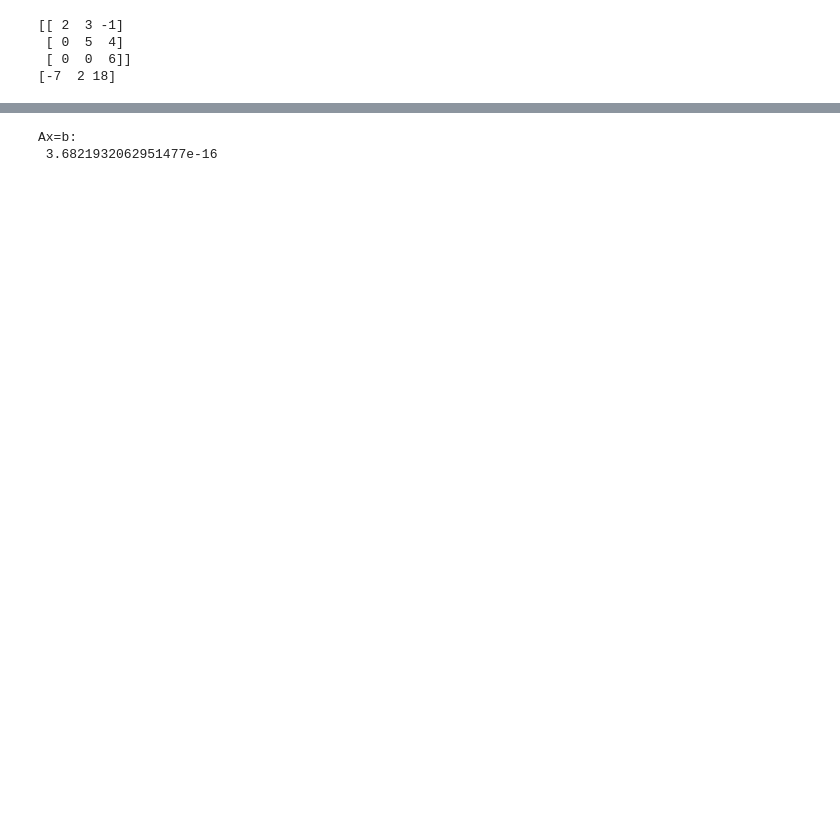
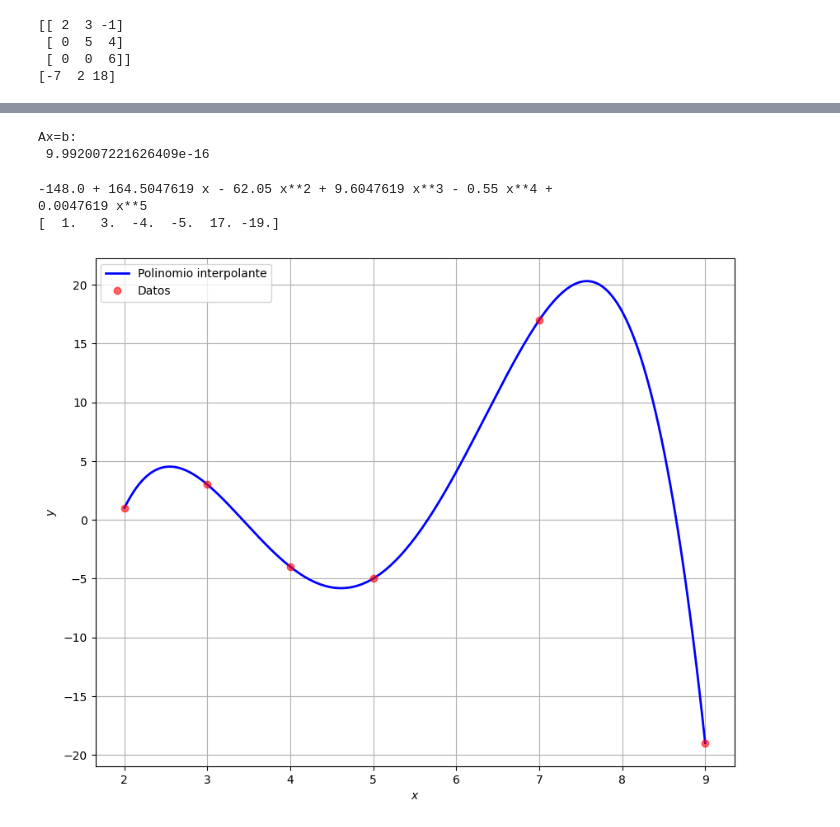
Before and after one commit to AsdProof/Prueba-1, a Jupyter notebook: PROOF18_10.ipynb, the cells around one changed output, grey strips where cells are left out. Saved outputs shown, nothing was run; the diff lists cells and outputs as text; code cells hidden in the pictures; blank space fills up the shorter version.

Commit message:
Actualizando codigo de Lagrange

```diff
--- a/PROOF18_10.ipynb
+++ b/PROOF18_10.ipynb
@@ -195,13 +195,54 @@ def SolvByLU(A,b):
     X = sustRegresiva(U,Y)
     return X
 # %%
-n = 4
+n = 5
 A = np.random.rand(n,n)
 b = np.random.rand(n,1)
 
 x = SolvByLU(A,b)
 
-print("Ax=b:\n", np.linalg.norm(A@x-b))
+print("Ax=b:\n", np.linalg.norm(A@x-b,1))
 # %% [output]
 Ax=b:
- 3.6821932062951477e-16
+ 9.992007221626409e-16
+# %%
+import numpy.polynomial as P
+def interpLagrange(cx,cy):
+    n=len(cx)
+    p=P.Polynomial([0])
+    for i in range(n):
+        mascara=np.ones(n,dtype=bool)
+        mascara[i]=False
+        raices=cx[mascara]
+        Laux=P.Polynomial.fromroots(raices)
+        p=p+cy[i]*Laux/Laux(cx[i])
+    return p
+# %%
+import matplotlib.pyplot as plt
+'''Interpolación'''
+x=np.array([2,3,4,5,7,9])
+y=np.array([1,3,-4,-5,17,-19])
+pol=interpLagrange(x,y)
+
+print(pol)
+print(pol(x))
+
+"Gráfica"
+a=x.min()
+b=x.max()
+xx=np.linspace(a,b,200)
+yy=pol(xx)
+
+fig, ax=plt.subplots(figsize=(10,8))
+ax.plot(xx,yy,'b',lw=2,label='Polinomio interpolante')
+ax.plot(x,y,'ro',alpha=0.6,label='Datos')
+ax.legend(loc=2)
+ax.set_xlabel(r"$x$",fontsize=10)
+ax.set_ylabel(r"$y$",fontsize=10)
+plt.grid()
+plt.show()
+# %% [output]
+-148.0 + 164.5047619 x - 62.05 x**2 + 9.6047619 x**3 - 0.55 x**4 +
+0.0047619 x**5
+[  1.   3.  -4.  -5.  17. -19.]
+[figure, added]
```
Also changed, not shown: parts of 3 cells of this notebook.
